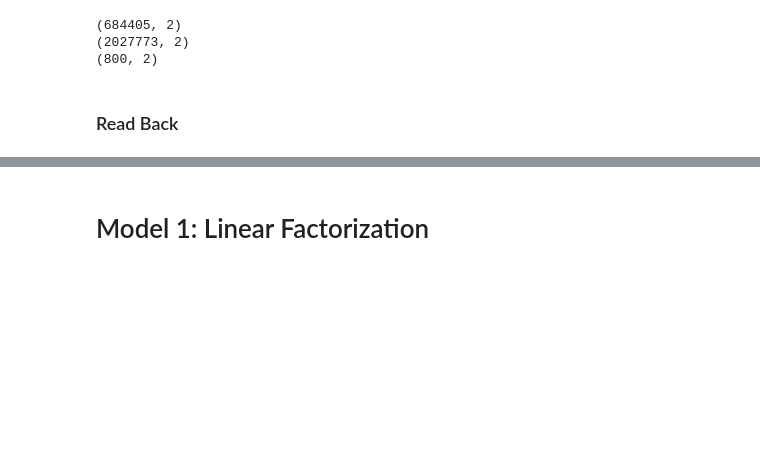
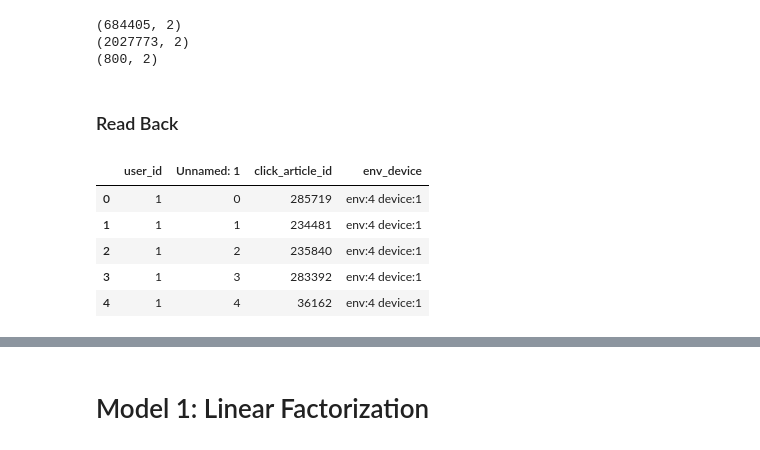
Before and after one commit to taylorhawks/globo-nonlinear-latent-factorization, a Jupyter notebook: Notebook.ipynb, the cells around one changed output, grey strips where cells are left out. Drawn from its saved outputs; the diff is of its cells as text; code cells hidden in the pictures; blank space fills up the shorter version.

```diff
--- a/Notebook.ipynb
+++ b/Notebook.ipynb
@@ -108,3 +108,14 @@ df_train = pd.read_csv('data/df_train.csv')
 df_test = pd.read_csv('data/df_test.csv')
 # %%
 df_sample = pd.read_csv('data/df_sample.csv')
+# %%
+df_x = pd.read_csv('data/df_x.csv')
+# %%
+df_x.head()
+# %% [output]
+|  | user_id | Unnamed: 1 | click_article_id | env_device |
+| 0 | 1 | 0 | 285719 | env:4 device:1 |
+| 1 | 1 | 1 | 234481 | env:4 device:1 |
+| 2 | 1 | 2 | 235840 | env:4 device:1 |
+| 3 | 1 | 3 | 283392 | env:4 device:1 |
+| 4 | 1 | 4 | 36162 | env:4 device:1 |
```
Also changed, not shown: parts of 3 cells of this notebook.
